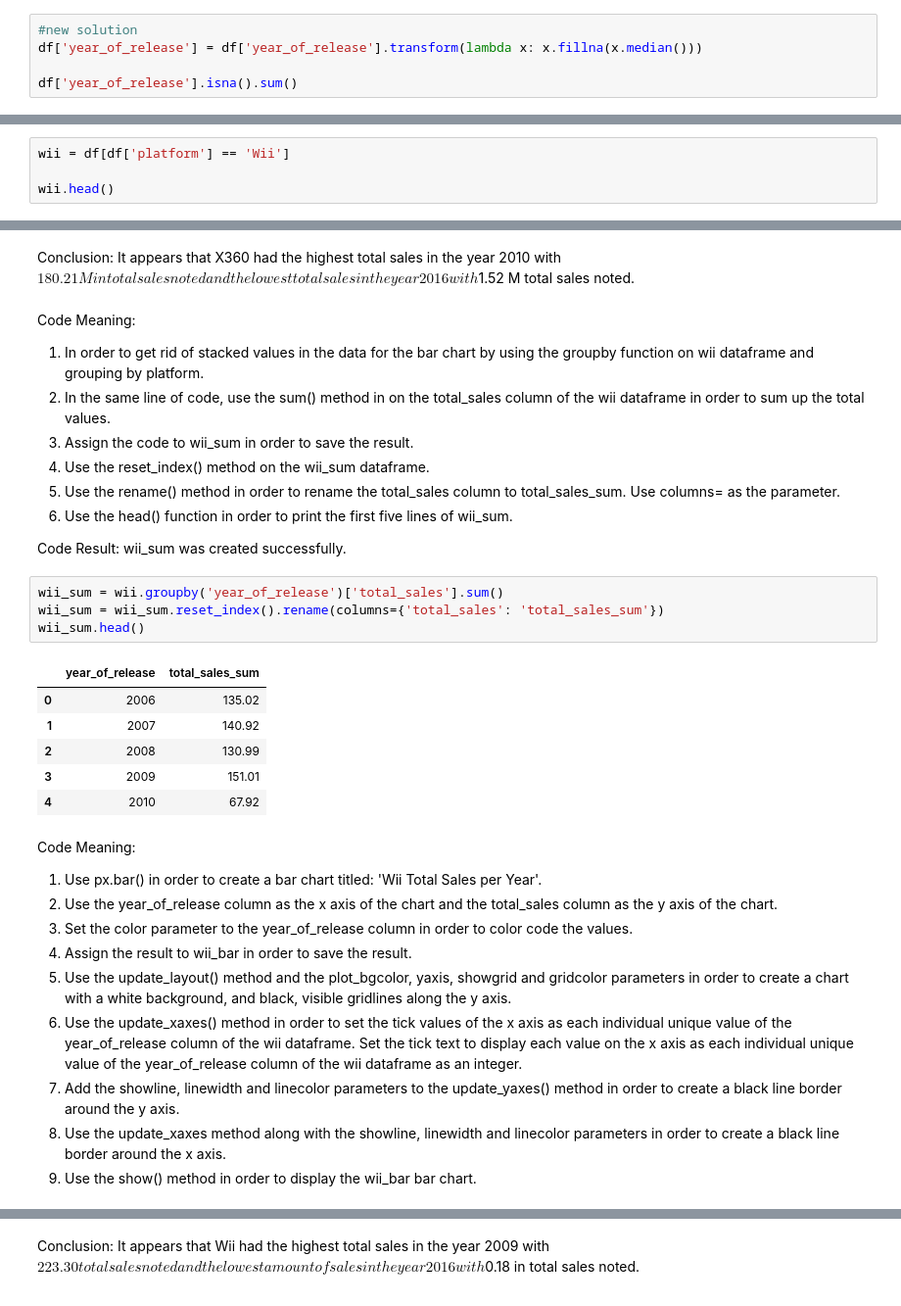
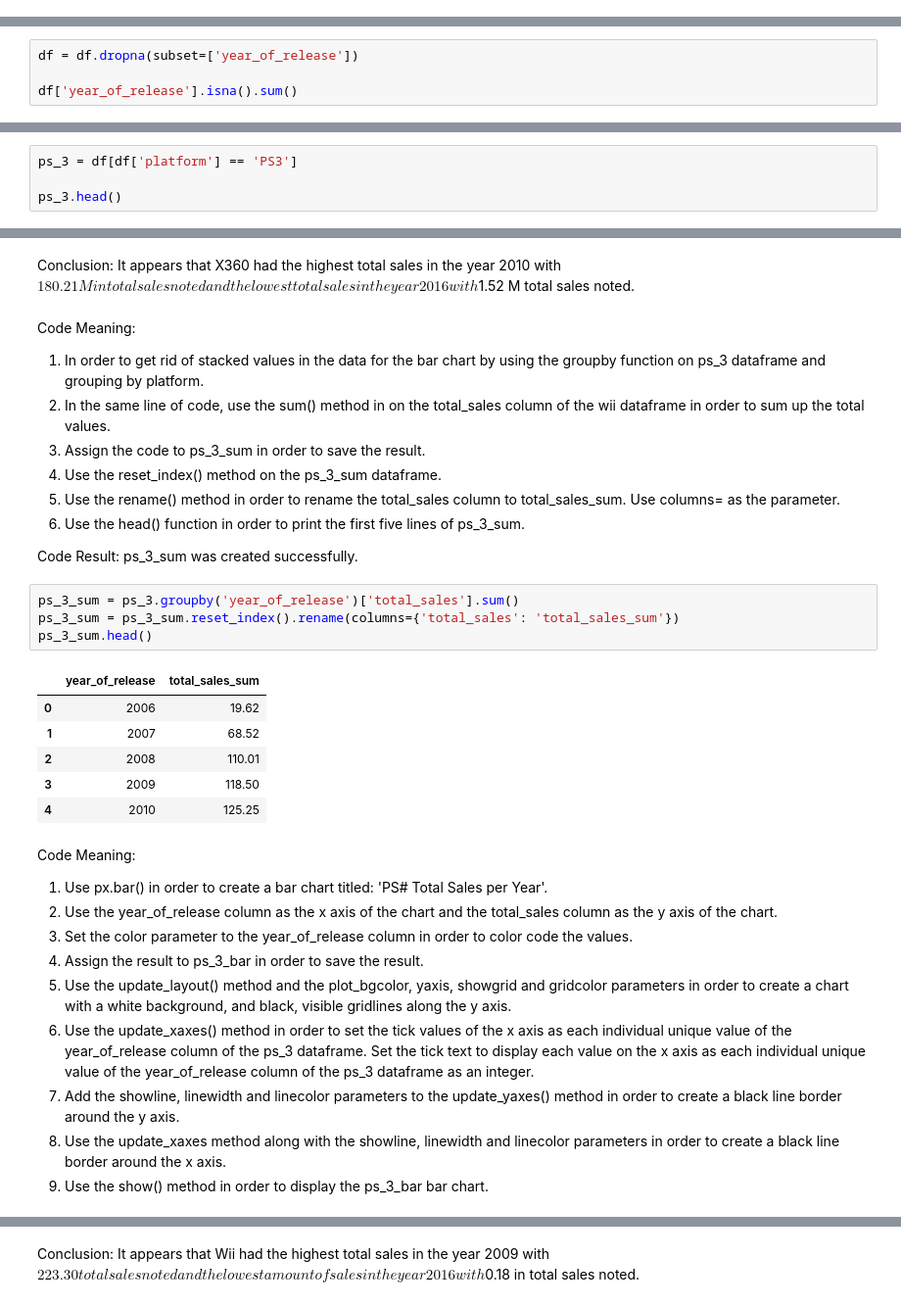
Before and after one commit to BLacuesta3/Sprint_5_Project, a Jupyter notebook: sprint_5 revision.ipynb, the cells around one changed output, grey strips where cells are left out. Shown at 98% size. Cells and saved outputs as stored; diff of their text form.

```diff
--- a/sprint_5.ipynb
+++ b/sprint_5 revision.ipynb
@@ -261,8 +347,3 @@ Code Meaning:
 
 Code Result:
 There are no more missing values noted in the year_of_release column of the df dataframe.
-# %%
-#new solution
-df['year_of_release'] = df['year_of_release'].transform(lambda x: x.fillna(x.median()))
-
-df['year_of_release'].isna().sum()
@@ -270,0 +350,4 @@ df['year_of_release'].isna().sum()
+# %%
+df = df.dropna(subset=['year_of_release'])
+
+df['year_of_release'].isna().sum()
@@ -507,8 +648,8 @@ Code Meaning:
 Code Result:
 The entries in the rows of the wii dataframe appear to be listed correctly.  The wii dataframe was created successfully.
 # %%
-wii = df[df['platform'] == 'Wii']
+ps_3 = df[df['platform'] == 'PS3']
 
-wii.head()
+ps_3.head()
 # %% [output]
 |  | name | platform | year_of_release | genre | na_sales | eu_sales | jp_sales | other_sales | critic_score | ... |
@@ -600,35 +741,35 @@ x_360_bar.show()
 Conclusion:  It appears that X360 had the highest total sales in the year 2010 with $180.21 M in total sales noted and the lowest total sales in the year 2016 with $1.52 M total sales noted.
 # %% [markdown]
 Code Meaning:
-1) In order to get rid of stacked values in the data for the bar chart by using the groupby function on wii dataframe and grouping by platform.
+1) In order to get rid of stacked values in the data for the bar chart by using the groupby function on ps_3 dataframe and grouping by platform.
 2) In the same line of code, use the sum() method in on the total_sales column of the wii dataframe in order to sum up the total values.
-3) Assign the code to wii_sum in order to save the result.
-4) Use the reset_index() method on the wii_sum dataframe.
+3) Assign the code to ps_3_sum in order to save the result.
+4) Use the reset_index() method on the ps_3_sum dataframe.
 5) Use the rename() method in order to rename the total_sales column to total_sales_sum. Use columns= as the parameter.
-6) Use the head() function in order to print the first five lines of wii_sum.
+6) Use the head() function in order to print the first five lines of ps_3_sum.
 
 Code Result:
-wii_sum was created successfully.
+ps_3_sum was created successfully.
 # %%
-wii_sum = wii.groupby('year_of_release')['total_sales'].sum()
-wii_sum = wii_sum.reset_index().rename(columns={'total_sales': 'total_sales_sum'})
-wii_sum.head()
+ps_3_sum = ps_3.groupby('year_of_release')['total_sales'].sum()
+ps_3_sum = ps_3_sum.reset_index().rename(columns={'total_sales': 'total_sales_sum'})
+ps_3_sum.head()
 # %% [output]
 |  | year_of_release | total_sales_sum |
-| 0 | 2006 | 135.02 |
-| 1 | 2007 | 140.92 |
-| 2 | 2008 | 130.99 |
-| 3 | 2009 | 151.01 |
-| 4 | 2010 | 67.92 |
+| 0 | 2006 | 19.62 |
+| 1 | 2007 | 68.52 |
+| 2 | 2008 | 110.01 |
+| 3 | 2009 | 118.50 |
+| 4 | 2010 | 125.25 |
 # %% [markdown]
 Code Meaning:
-1) Use px.bar() in order to create a bar chart titled: 'Wii Total Sales per Year'.
+1) Use px.bar() in order to create a bar chart titled: 'PS# Total Sales per Year'.
 2) Use the year_of_release column as the x axis of the chart and the total_sales column as the y axis of the chart.
 3) Set the color parameter to the year_of_release column in order to color code the values.
-4) Assign the result to wii_bar in order to save the result.
+4) Assign the result to ps_3_bar in order to save the result.
 5) Use the update_layout() method and the plot_bgcolor, yaxis, showgrid and gridcolor parameters in order to create a chart with a white background, and black, visible gridlines along the y axis.
-6) Use the update_xaxes() method in order to set the tick values of the x axis as each individual unique value of the year_of_release column of the wii dataframe. Set the tick text to display each value on the x axis as each individual unique value of the year_of_release column of the wii dataframe as an integer.
+6) Use the update_xaxes() method in order to set the tick values of the x axis as each individual unique value of the year_of_release column of the ps_3 dataframe. Set the tick text to display each value on the x axis as each individual unique value of the year_of_release column of the ps_3 dataframe as an integer.
 7) Add the showline, linewidth and linecolor parameters to the update_yaxes() method in order to create a black line border around the y axis.
 8) Use the update_xaxes method along with the showline, linewidth and linecolor parameters in order to create a black line border around the x axis.
-9) Use the show() method in order to display the wii_bar bar chart.
+9) Use the show() method in order to display the ps_3_bar bar chart.
 # %%
```
Also changed, not shown: parts of 37 cells of this notebook.
